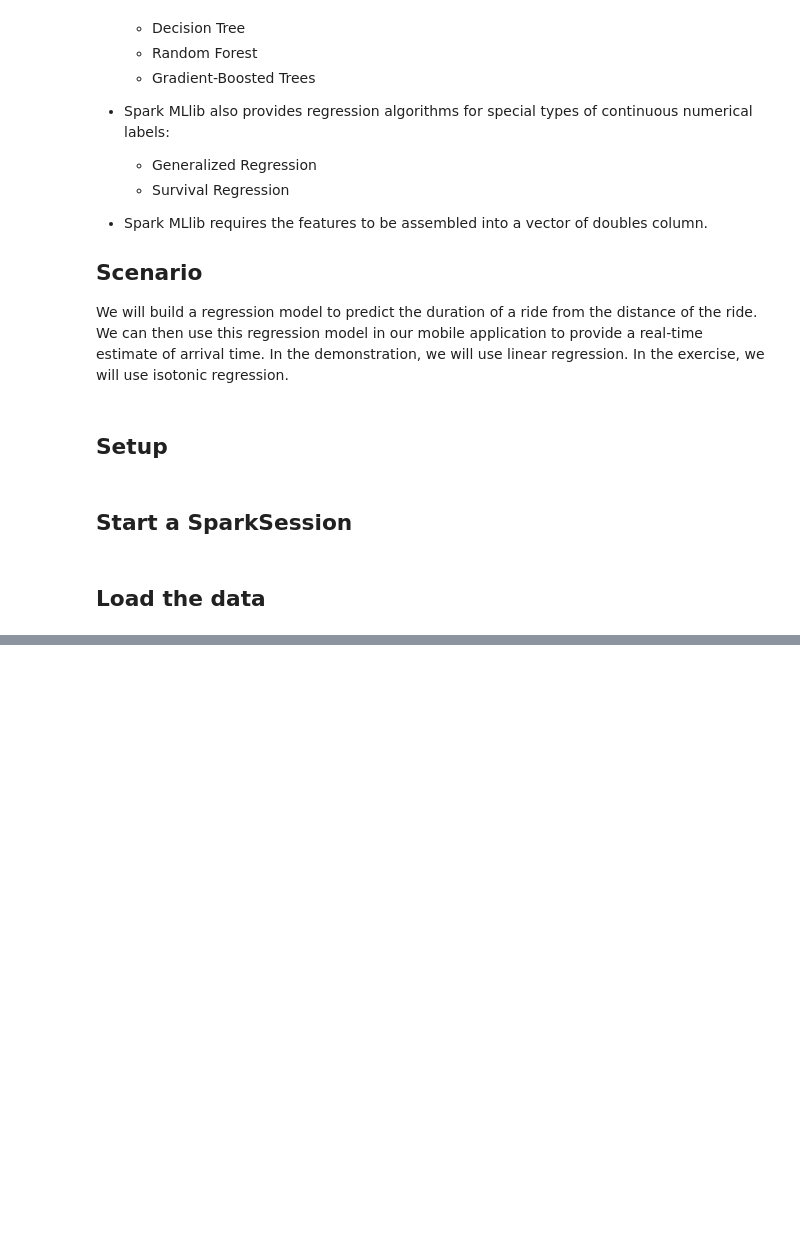
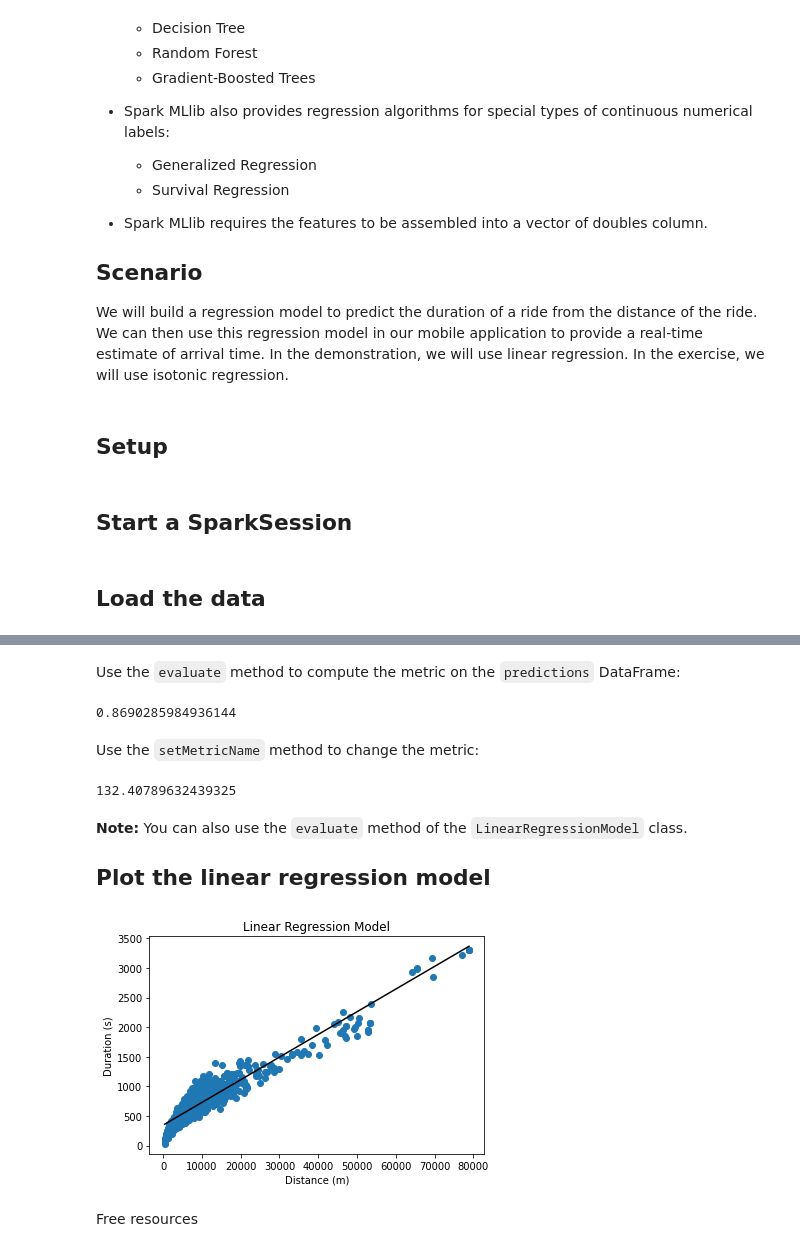
Before and after one commit to OlivierLD/spark-ml, a Jupyter notebook: src/main/jupyter/13_regression_python.ipynb, the cells around one changed output, grey strips where cells are left out. Cells and saved outputs as stored; diff of their text form; code cells hidden in the pictures; blank space fills up the shorter version.

```diff
--- a/src/main/jupyter/13_regression_python.ipynb
+++ b/src/main/jupyter/13_regression_python.ipynb
@@ -52,0 +129,2 @@ AnalysisException: Path does not exist: file:/workdir/spark-3.0.1-bin-hadoop2.7-
+# %%
+(train, test) = assembled.randomSplit(weights=[0.7, 0.3], seed=23451)
@@ -52,0 +143,2 @@ AnalysisException: Path does not exist: file:/workdir/spark-3.0.1-bin-hadoop2.7-
+# %%
+lr = LinearRegression(featuresCol="features", labelCol="duration")
@@ -52,0 +168,2 @@ AnalysisException: Path does not exist: file:/workdir/spark-3.0.1-bin-hadoop2.7-
+# %%
+lr_model = lr.fit(train)
@@ -52,0 +233,2 @@ AnalysisException: Path does not exist: file:/workdir/spark-3.0.1-bin-hadoop2.7-
+# %%
+predictions = lr_model.transform(test)
@@ -52,0 +282,32 @@ AnalysisException: Path does not exist: file:/workdir/spark-3.0.1-bin-hadoop2.7-
+# %% [markdown]
+Use the `evaluate` method to compute the metric on the `predictions` DataFrame:
+# %%
+evaluator.evaluate(predictions)
+# %% [output]
+0.8690285984936144
+# %% [markdown]
+Use the `setMetricName` method to change the metric:
+# %%
+evaluator.setMetricName("rmse").evaluate(predictions)
+# %% [output]
+132.40789632439325
+# %% [markdown]
+**Note:** You can also use the `evaluate` method of the `LinearRegressionModel` class.
+
+
+## Plot the linear regression model
+# %%
+def plot_lr_model():
+  pdf = predictions.sample(withReplacement=False, fraction= 0.1, seed=34512).toPandas()
+  plt.scatter("distance", "duration", data=pdf)
+  plt.plot("distance", "prediction", color="black", data=pdf)
+  plt.xlabel("Distance (m)")
+  plt.ylabel("Duration (s)")
+  plt.title("Linear Regression Model")
+
+
+plot_lr_model()
+# %% [output]
+[figure, added]
+# %% [markdown]
+Free resources
```
Also changed, not shown: parts of 42 cells of this notebook.
